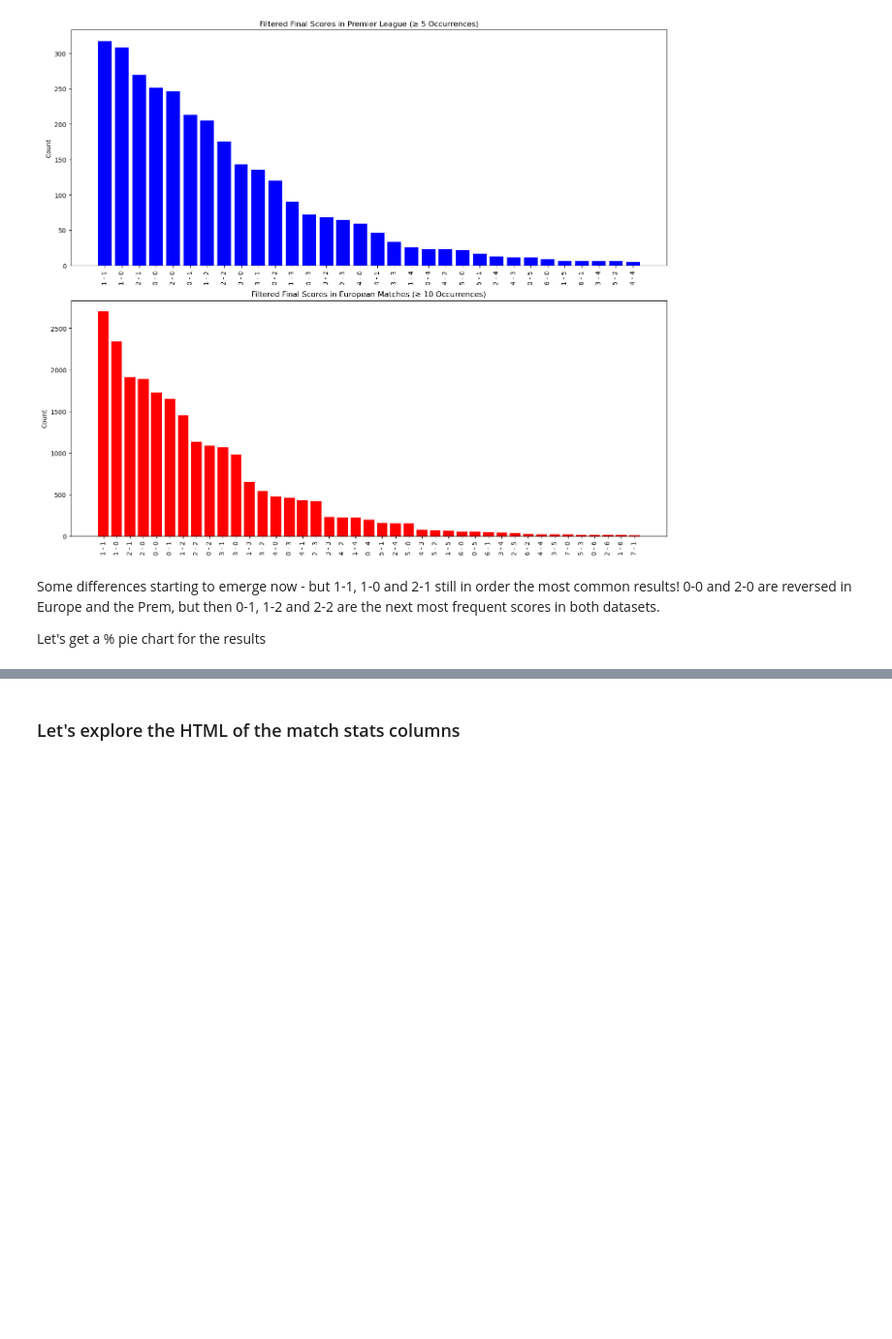
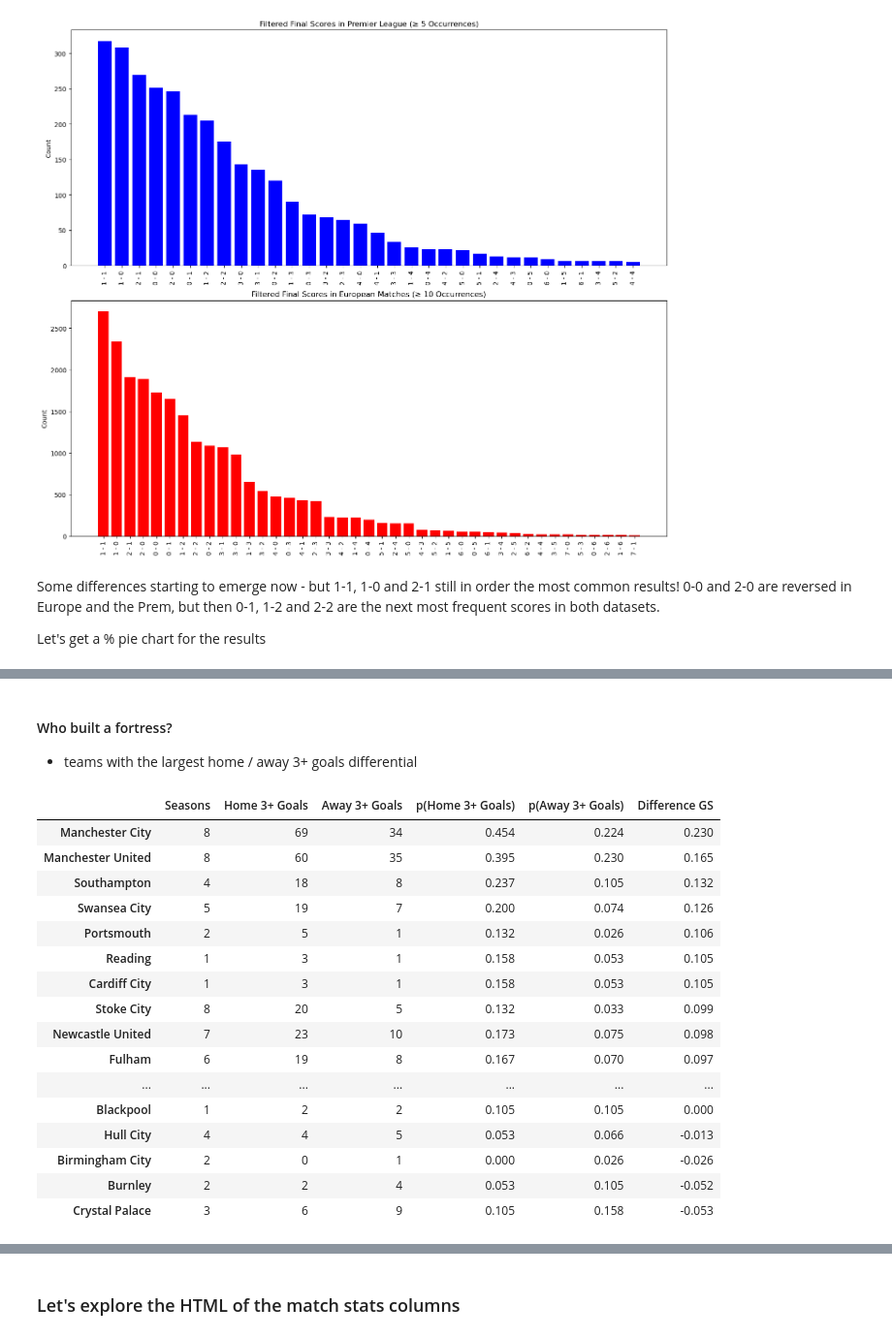
Before and after one commit to tjjdoherty/football-project-mvp, a Jupyter notebook: intro_clean_eda.ipynb, the cells around one changed output, grey strips where cells are left out. Shown at 97% size. Drawn from its saved outputs; the diff is of its cells as text; code cells hidden in the pictures; blank space fills up the shorter version.

```diff
--- a/intro_clean_eda.ipynb
+++ b/intro_clean_eda.ipynb
@@ -568,0 +784,25 @@ european_pie.show()
+# %% [markdown]
+#### Who built a fortress?
+- teams with the largest home / away 3+ goals differential
+# %%
+# order the teams by the difference column
+three_goals_gs = three_goals[['Seasons', 'Home 3+ Goals', 'Away 3+ Goals', 'p(Home 3+ Goals)', 'p(Away 3+ Goals)', 'Difference GS']].sort_values(by='Difference GS', ascending=False)
+three_goals_gs
+# %% [output]
+|  | Seasons | Home 3+ Goals | Away 3+ Goals | p(Home 3+ Goals) | p(Away 3+ Goals) | Difference GS |
+| Manchester City | 8 | 69 | 34 | 0.454 | 0.224 | 0.230 |
+| Manchester United | 8 | 60 | 35 | 0.395 | 0.230 | 0.165 |
+| Southampton | 4 | 18 | 8 | 0.237 | 0.105 | 0.132 |
+| Swansea City | 5 | 19 | 7 | 0.200 | 0.074 | 0.126 |
+| Portsmouth | 2 | 5 | 1 | 0.132 | 0.026 | 0.106 |
+| Reading | 1 | 3 | 1 | 0.158 | 0.053 | 0.105 |
+| Cardiff City | 1 | 3 | 1 | 0.158 | 0.053 | 0.105 |
+| Stoke City | 8 | 20 | 5 | 0.132 | 0.033 | 0.099 |
+| Newcastle United | 7 | 23 | 10 | 0.173 | 0.075 | 0.098 |
+| Fulham | 6 | 19 | 8 | 0.167 | 0.070 | 0.097 |
+| ... | ... | ... | ... | ... | ... | ... |
+| Blackpool | 1 | 2 | 2 | 0.105 | 0.105 | 0.000 |
+| Hull City | 4 | 4 | 5 | 0.053 | 0.066 | -0.013 |
+| Birmingham City | 2 | 0 | 1 | 0.000 | 0.026 | -0.026 |
+| Burnley | 2 | 2 | 4 | 0.053 | 0.105 | -0.052 |
+| Crystal Palace | 3 | 6 | 9 | 0.105 | 0.158 | -0.053 |
```
Also changed, not shown: parts of 43 cells of this notebook.
